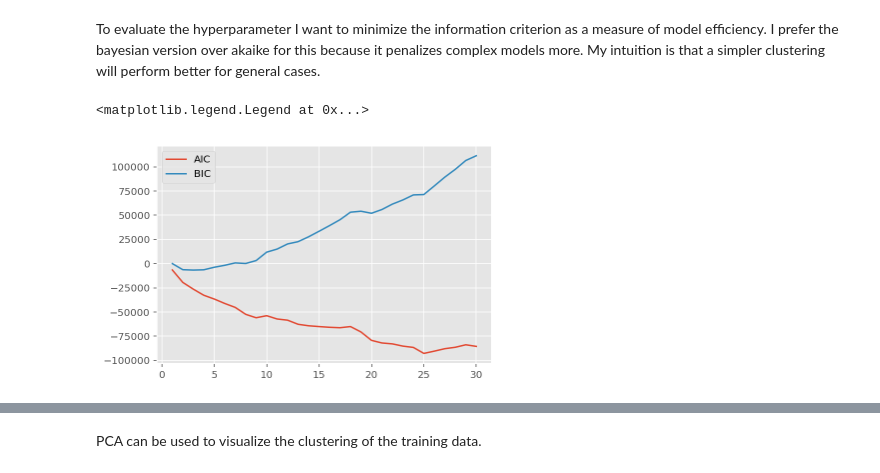
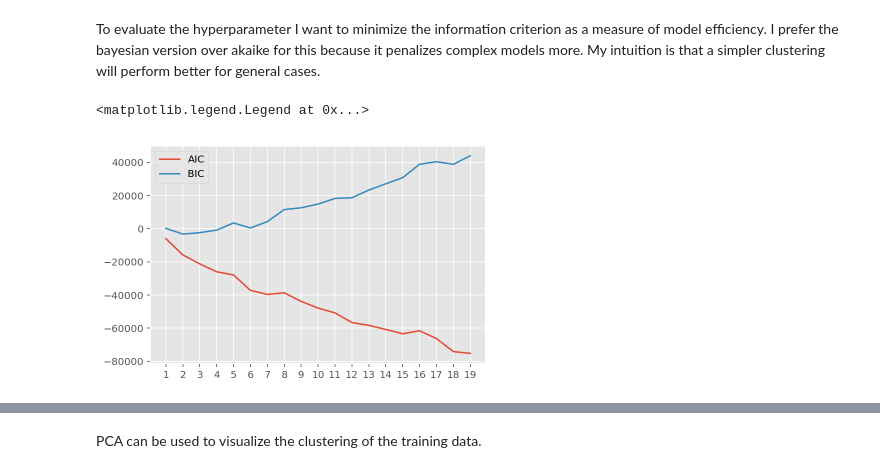
Before and after one commit to mttmac/glance, a Jupyter notebook: notebooks/VAE_clustering.ipynb, the cells around one changed output, grey strips where cells are left out. Saved outputs shown, nothing was run; the diff lists cells and outputs as text; code cells hidden in the pictures.

```diff
--- a/notebooks/VAE_clustering.ipynb
+++ b/notebooks/VAE_clustering.ipynb
@@ -79,18 +77,19 @@ To evaluate the hyperparameter I want to minimize the information criterion as a
 # %%
 # Select model based on lowest BIC score
 aic = []
 bic = []
-n_range = range(1, 31)
+n_range = range(1, 20)
 for n in n_range:
     gmm = GaussianMixture(n_components=n,
                           covariance_type='full',
                           random_state=0)
-    gmm = gmm.fit(latents)
-    aic.append(gmm.aic(latents))
-    bic.append(gmm.bic(latents))
+    gmm = gmm.fit(train_latents)
+    aic.append(gmm.aic(train_latents))
+    bic.append(gmm.bic(train_latents))
 plt.plot(n_range, aic, label="AIC")
 plt.plot(n_range, bic, label='BIC')
+plt.xticks(n_range)
 plt.legend()
 # %% [output]
 <matplotlib.legend.Legend at 0x...>
-[figure, old version]
+[figure, new version]
```
Also changed, not shown: parts of 37 cells of this notebook, 4 other files.
